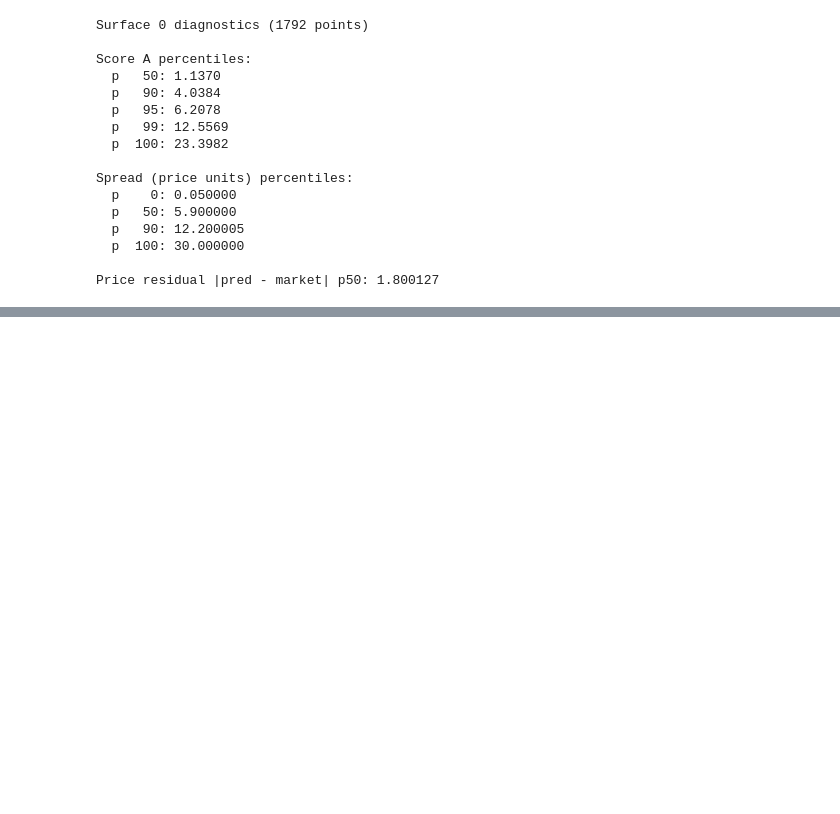
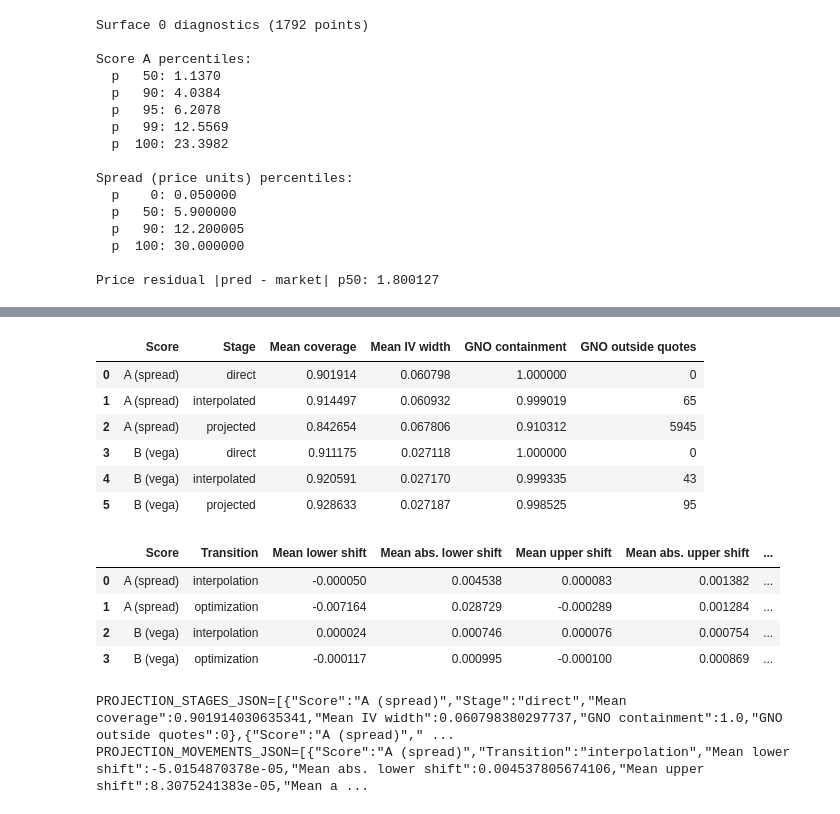
Before and after one commit to aniketnighot/conformal-prediction-thesis, a Jupyter notebook: volatility_smoothing/conformal/notebooks/conformal_prediction.ipynb, the cells around one changed output, grey strips where cells are left out. Saved outputs shown, nothing was run; the diff lists cells and outputs as text; code cells hidden in the pictures; blank space fills up the shorter version.

```diff
--- a/volatility_smoothing/conformal/notebooks/conformal_prediction.ipynb
+++ b/volatility_smoothing/conformal/notebooks/conformal_prediction.ipynb
@@ -1436,8 +1452,8 @@ def _summary_row(label, df):
         'Mean of Per-Surface Median Widths (Mondrian, pre-projection)': df['band_width_median_mondrian_pre'].mean(),
         'Mean of Per-Surface Median Widths (Mondrian, post-projection)': df['band_width_median_mondrian_post'].mean(),
         'Mean MAE': df['mae'].mean(),
-        'Fixed-k Calendar and Butterfly Violations Before (both bounds)': df['arb_violations_before'].sum(),
-        'Fixed-k Calendar and Butterfly Violations After (both bounds)': df['arb_violations_after'].sum(),
+        'Fixed-k Calendar and Total-Variance Convexity Violations Before (both bounds)': df['arb_violations_before'].sum(),
+        'Fixed-k Calendar and Total-Variance Convexity Violations After (both bounds)': df['arb_violations_after'].sum(),
         'GNO But Diagnostics Before': (df['gno_butterfly_before_lower'] + df['gno_butterfly_before_upper']).sum(),
         'GNO But Diagnostics After': (df['gno_butterfly_after_lower'] + df['gno_butterfly_after_upper']).sum(),
         'Mondrian Projection Variance-Floor Adjustments (both bounds)': (df['proj_variance_floor_adjustments_lower'] + df['proj_variance_floor_adjustments_upper']).sum(),
@@ -1721,0 +1782,49 @@ Saved: fig_spatial_coverage_comparison.png
+# %%
+stage_rows = []
+movement_rows = []
+for score, df in (('A (spread)', test_df_spread), ('B (vega)', test_df_vega)):
+    for stage in ('direct', 'interpolated', 'projected'):
+        prefix = f'projection_effect_{stage}_'
+        stage_rows.append({
+            'Score': score, 'Stage': stage,
+            'Mean coverage': df[prefix + 'coverage'].mean(),
+            'Mean IV width': df[prefix + 'mean_width'].mean(),
+            'GNO containment': df[prefix + 'gno_inside_fraction'].mean(),
+            'GNO outside quotes': int((df['n_target_options']
+                                       - df[prefix + 'gno_inside_count']).sum()),
+        })
+    for transition in ('interpolation', 'optimization'):
+        prefix = f'projection_effect_{transition}_'
+        movement_rows.append({
+            'Score': score, 'Transition': transition,
+            'Mean lower shift': df[prefix + 'lower_signed_mean'].mean(),
+            'Mean abs. lower shift': df[prefix + 'lower_abs_mean'].mean(),
+            'Mean upper shift': df[prefix + 'upper_signed_mean'].mean(),
+            'Mean abs. upper shift': df[prefix + 'upper_abs_mean'].mean(),
+            'Mean IV width change': df[prefix + 'mean_width_change'].mean(),
+            'Coverage lost quotes': int(df[prefix + 'coverage_lost_count'].sum()),
+            'Coverage gained quotes': int(df[prefix + 'coverage_gained_count'].sum()),
+            'GNO lost quotes': int(df[prefix + 'gno_lost_count'].sum()),
+            'GNO gained quotes': int(df[prefix + 'gno_gained_count'].sum()),
+        })
+projection_stage_df = pd.DataFrame(stage_rows)
+projection_movement_df = pd.DataFrame(movement_rows)
+display(projection_stage_df)
+display(projection_movement_df)
+print('PROJECTION_STAGES_JSON=' + projection_stage_df.to_json(orient='records', double_precision=15))
+print('PROJECTION_MOVEMENTS_JSON=' + projection_movement_df.to_json(orient='records', double_precision=15))
+# %% [output]
+|  | Score | Stage | Mean coverage | Mean IV width | GNO containment | GNO outside quotes |
+| 0 | A (spread) | direct | 0.901914 | 0.060798 | 1.000000 | 0 |
+| 1 | A (spread) | interpolated | 0.914497 | 0.060932 | 0.999019 | 65 |
+| 2 | A (spread) | projected | 0.842654 | 0.067806 | 0.910312 | 5945 |
+| 3 | B (vega) | direct | 0.911175 | 0.027118 | 1.000000 | 0 |
+| 4 | B (vega) | interpolated | 0.920591 | 0.027170 | 0.999335 | 43 |
+| 5 | B (vega) | projected | 0.928633 | 0.027187 | 0.998525 | 95 |
+|  | Score | Transition | Mean lower shift | Mean abs. lower shift | Mean upper shift | Mean abs. upper shift | ... |
+| 0 | A (spread) | interpolation | -0.000050 | 0.004538 | 0.000083 | 0.001382 | ... |
+| 1 | A (spread) | optimization | -0.007164 | 0.028729 | -0.000289 | 0.001284 | ... |
+| 2 | B (vega) | interpolation | 0.000024 | 0.000746 | 0.000076 | 0.000754 | ... |
+| 3 | B (vega) | optimization | -0.000117 | 0.000995 | -0.000100 | 0.000869 | ... |
+PROJECTION_STAGES_JSON=[{"Score":"A (spread)","Stage":"direct","Mean coverage":0.901914030635341,"Mean IV width":0.060798380297737,"GNO containment":1.0,"GNO outside quotes":0},{"Score":"A (spread)"," ...
+PROJECTION_MOVEMENTS_JSON=[{"Score":"A (spread)","Transition":"interpolation","Mean lower shift":-5.0154870378e-05,"Mean abs. lower shift":0.004537805674106,"Mean upper shift":8.3075241383e-05,"Mean a ...
```
Also changed, not shown: parts of 15 cells of this notebook, 27 other files.
